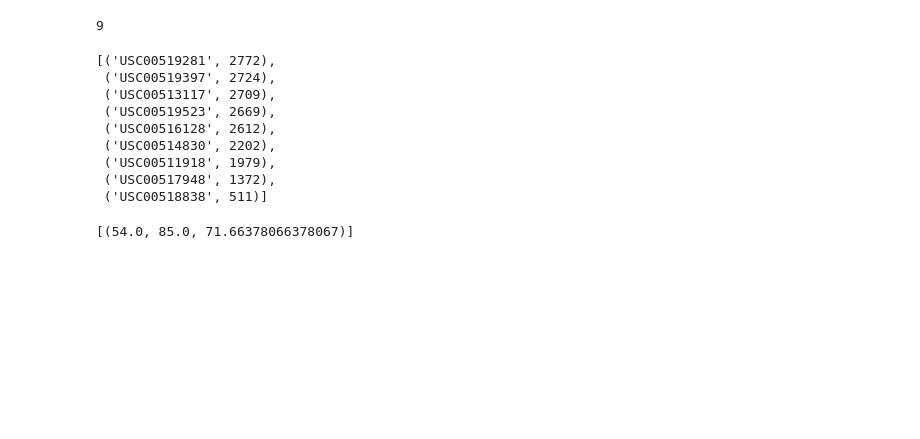
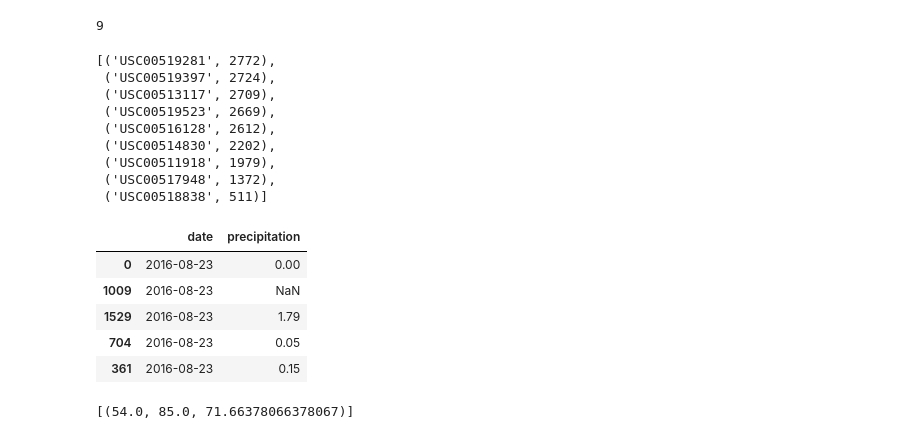
Before and after one commit to Ghoehn3/sqlalchemy-challenge, a Jupyter notebook: SurfsUp/climate_starter.ipynb, the cells around one changed output. Cells and saved outputs as stored; diff of their text form; code cells hidden in the pictures; blank space fills up the shorter version.

```diff
--- a/SurfsUp/climate_starter.ipynb
+++ b/SurfsUp/climate_starter.ipynb
@@ -17,7 +18,7 @@ from sqlalchemy.orm import Session
 from sqlalchemy import create_engine, func
 # %%
 # create engine to hawaii.sqlite
-engine = create_engine("sqlite:///Resources/hawaii.sqlite")
+engine = create_engine("sqlite:///Resources/hawaii.sqlite", echo=False)
 # %%
 # reflect an existing database into a new model
 base = automap_base()
@@ -47,24 +50,25 @@ session.query(measurement.date).order_by(measurement.date.desc()).first()
 # %%
 # Design a query to retrieve the last 12 months of precipitation data and plot the results.
 # Starting from the most recent data point in the database.
-mostrecent = session.query(measurement.date).order_by(measurement.date.desc()).first()
+most_recent = session.query(measurement.date).order_by(measurement.date.desc()).first()
 #mostrecent
 # Calculate the date one year from the last date in data set.
-oneyear = dt.date(2017, 8, 23) - dt.timedelta(days=365)
+one_year = dt.date(2017, 8, 23) - dt.timedelta(days=365)
 #oneyear
 # Perform a query to retrieve the data and precipitation scores
-lastyear = session.query(measurement.date, measurement.prcp).filter(measurement.date >= oneyear).all()
+last_year = session.query(measurement.date, measurement.prcp).filter(measurement.date >= one_year).all()
 #lastyear
 
 # Save the query results as a Pandas DataFrame. Explicitly set the column names
-lastyear_df = pd.DataFrame(lastyear, columns=['date', 'precipitation'])
+last_year_df = pd.DataFrame(last_year, columns=['date', 'precipitation'])
 #lastyear_df.head()
 # Sort the dataframe by date
-lastyear_df = lastyear_df.sort_values(by='date',ascending=True)
+last_year_df = last_year_df.sort_values(by='date',ascending=True)
+
 
 # Use Pandas Plotting with Matplotlib to plot the data
 plt.figure(figsize=(10,6))
-plt.plot(lastyear_df['date'], lastyear_df['precipitation'])
+plt.plot(last_year_df['date'], last_year_df['precipitation'])
 plt.xlabel("Date")
 plt.ylabel("Inches")
 plt.title("Precipitation in Hawaii")
@@ -112,6 +116,15 @@ total_measurements
  ('USC00511918', 1979),
  ('USC00517948', 1372),
  ('USC00518838', 511)]
+# %%
+last_year_df.head()
+# %% [output]
+|  | date | precipitation |
+| 0 | 2016-08-23 | 0.00 |
+| 1009 | 2016-08-23 | NaN |
+| 1529 | 2016-08-23 | 1.79 |
+| 704 | 2016-08-23 | 0.05 |
+| 361 | 2016-08-23 | 0.15 |
 # %%
 # Using the most active station id from the previous query, calculate the lowest, highest, and average temperature.
 most_active = total_measurements[0][0]
```
Also changed, not shown: parts of 4 cells of this notebook, 1 other file.
